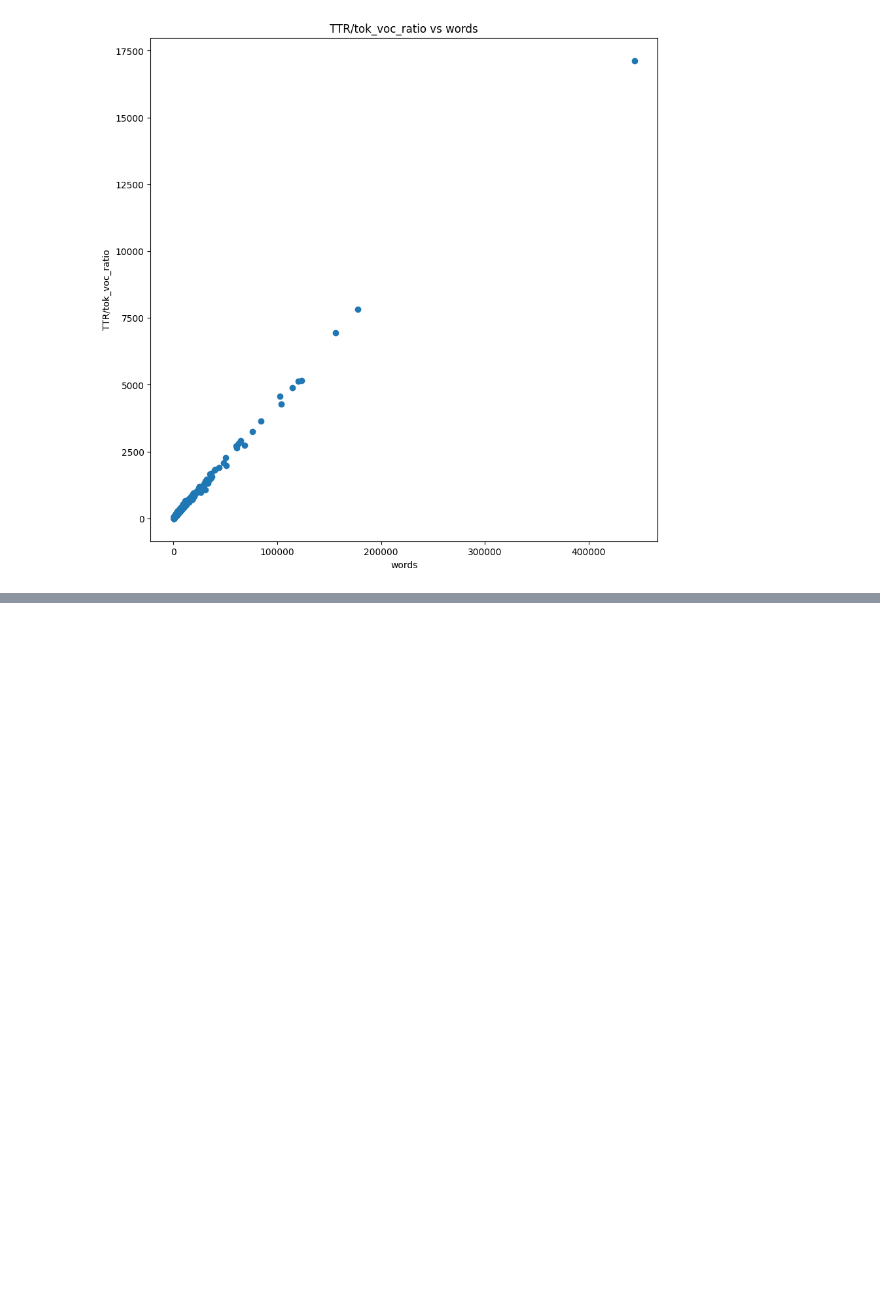
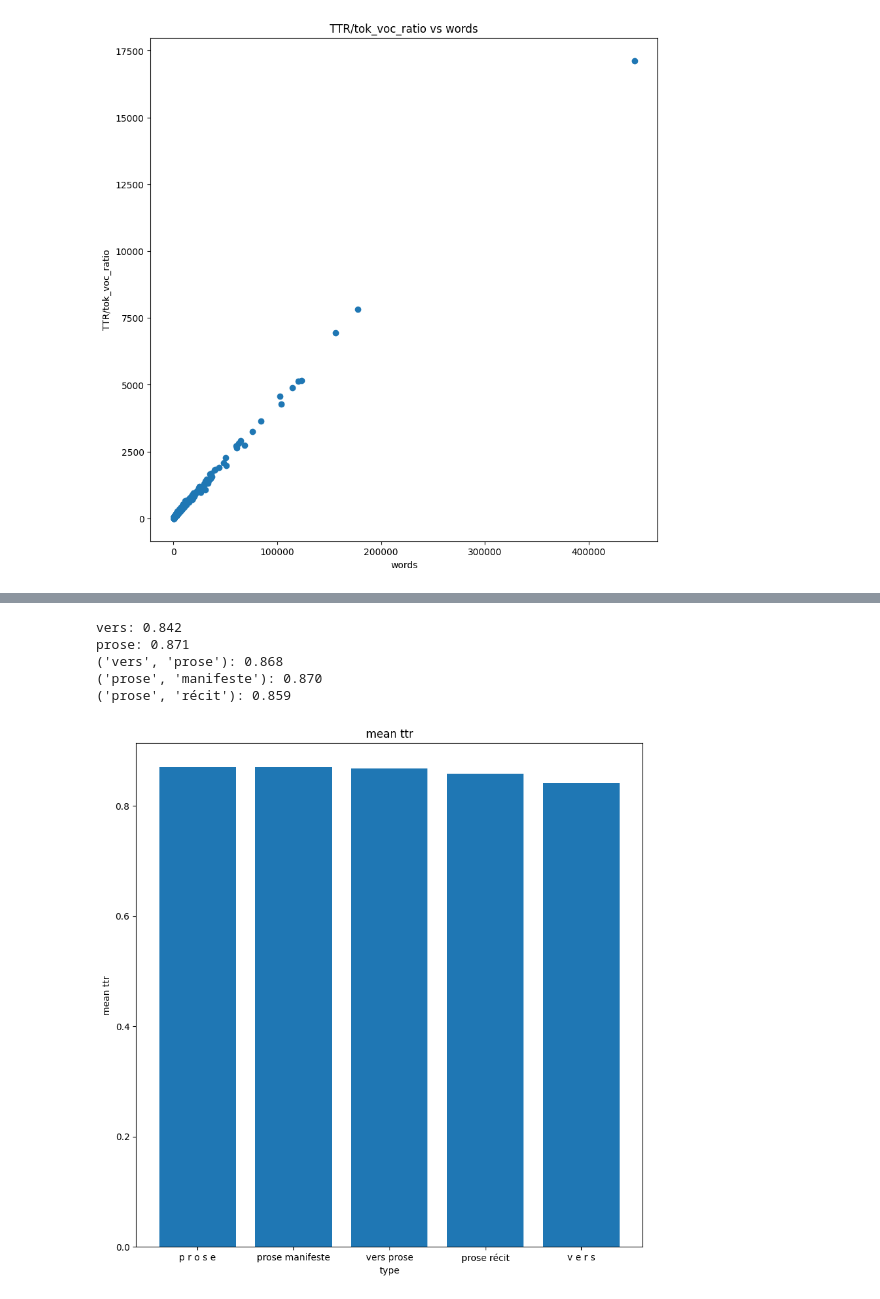
Before and after one commit to Marceau-h/memoire, a Jupyter notebook: better_ttr.ipynb, the cells around one changed output, grey strips where cells are left out. Saved outputs shown, nothing was run; the diff lists cells and outputs as text; code cells hidden in the pictures; blank space fills up the shorter version.

```diff
--- a/better_ttr.ipynb
+++ b/better_ttr.ipynb
@@ -175,0 +305,9 @@ plt.show()
+# %%
+stats("ttr")
+# %% [output]
+vers: 0.842
+prose: 0.871
+('vers', 'prose'): 0.868
+('prose', 'manifeste'): 0.870
+('prose', 'récit'): 0.859
+[figure, added]
```
Also changed, not shown: parts of 12 cells of this notebook.
